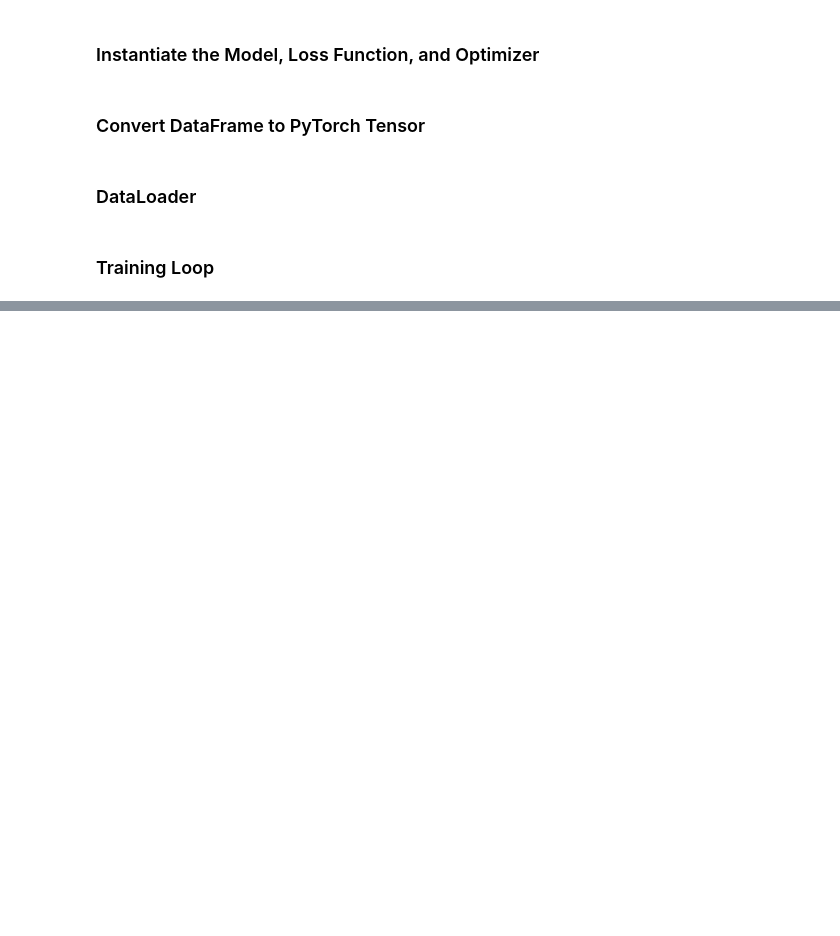
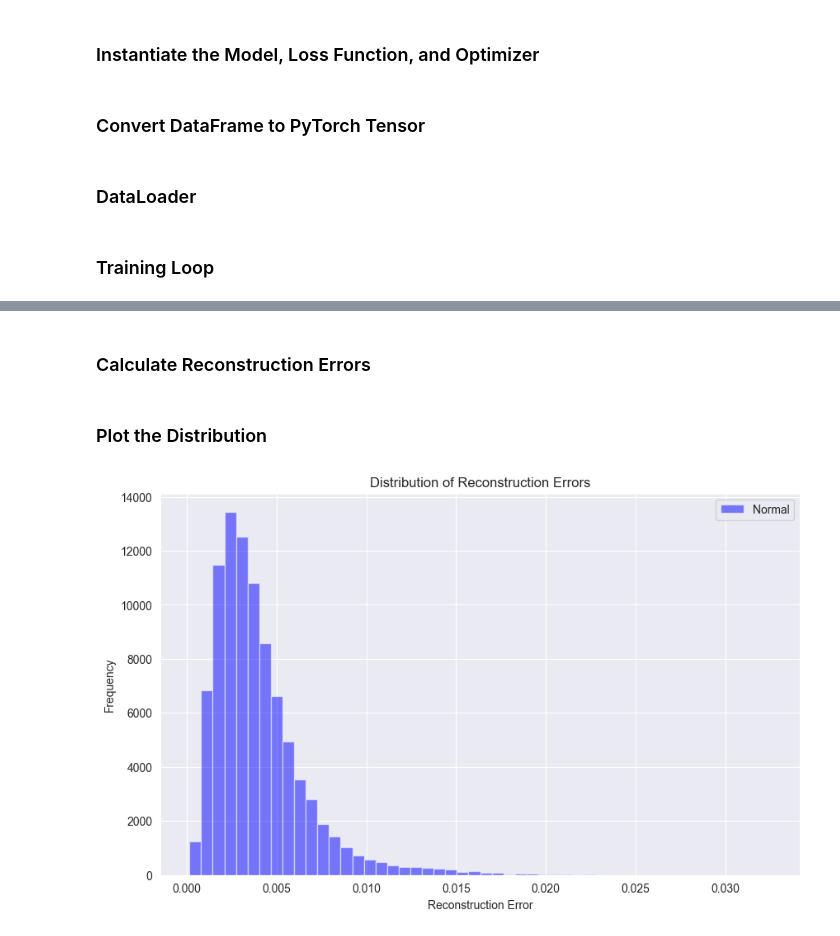
Before and after one commit to Bowei-Gao/MasterGraduationProject, a Jupyter notebook: olist_orders_dataset_one_class.ipynb, the cells around one changed output, grey strips where cells are left out. Drawn from its saved outputs; the diff is of its cells as text; code cells hidden in the pictures; blank space fills up the shorter version.

```diff
--- a/olist_orders_dataset_one_class.ipynb
+++ b/olist_orders_dataset_one_class.ipynb
@@ -27,3 +41,7 @@ X = scaler.fit_transform(X)
+# %%
+X_anomaly = true_records.drop(['anomaly'], axis=1).to_numpy()
+X_balanced = df_balanced.drop(['anomaly'], axis=1).to_numpy()
+X_remaining_false = df_remaining_false.drop(['anomaly'], axis=1).to_numpy()
 # %% [markdown]
 ### Import Necessary Libraries:
 # %%
@@ -70,13 +85,15 @@ optimizer = optim.Adam(model.parameters(), lr=1e-4)
 # %% [markdown]
 ### Convert DataFrame to PyTorch Tensor
 # %%
-tensor_data = torch.Tensor(X)
+tensor_data_balanced = torch.Tensor(X_balanced)
+tensor_data_remaining_false = torch.Tensor(X_remaining_false)
+anomalies  = torch.Tensor(X_anomaly)
 # %% [markdown]
 ### DataLoader
 # %%
 from torch.utils.data import DataLoader, TensorDataset
 
-dataset = TensorDataset(tensor_data)
+dataset = TensorDataset(tensor_data_remaining_false)
 train_loader = DataLoader(dataset, batch_size=64, shuffle=True)
 # %% [markdown]
 ### Training Loop
@@ -125,0 +133,37 @@ encoded_dataset.to_csv('temp/olist_orders_dataset_autoencoder_df.csv', index=Fal
+# %% [markdown]
+### Calculate Reconstruction Errors
+# %%
+model.eval()
+normal_losses = []
+balanced_losses = []
+anomaly_losses = []
+
+with torch.no_grad():
+    for normal in tensor_data_remaining_false:
+        reconstruction = model(normal.unsqueeze(0))
+        loss = criterion(reconstruction, normal.unsqueeze(0))
+        normal_losses.append(loss.item())
+
+    for balanced in tensor_data_balanced:
+        reconstruction = model(balanced.unsqueeze(0))
+        loss = criterion(reconstruction, balanced.unsqueeze(0))
+        balanced_losses.append(loss.item())
+
+    for anomaly in anomalies:
+        reconstruction = model(anomaly.unsqueeze(0))
+        loss = criterion(reconstruction, anomaly.unsqueeze(0))
+        anomaly_losses.append(loss.item())
+# %% [markdown]
+### Plot the Distribution
+# %%
+import matplotlib.pyplot as plt
+
+plt.figure(figsize=(10, 6))
+plt.hist(normal_losses, bins=50, alpha=0.5, color="blue", label="Normal")
+plt.xlabel("Reconstruction Error")
+plt.ylabel("Frequency")
+plt.title("Distribution of Reconstruction Errors")
+plt.legend()
+plt.savefig('temp/normal.png')
+# %% [output]
+[figure, added]
```
Also changed, not shown: parts of 17 cells of this notebook.
